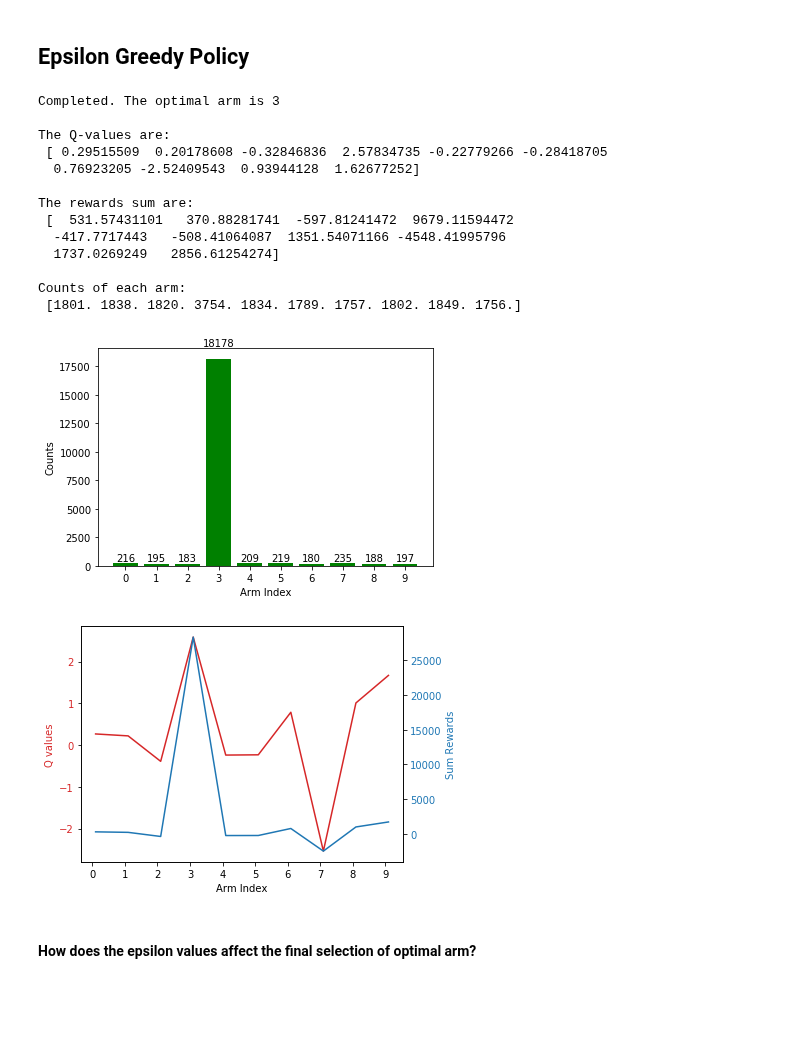
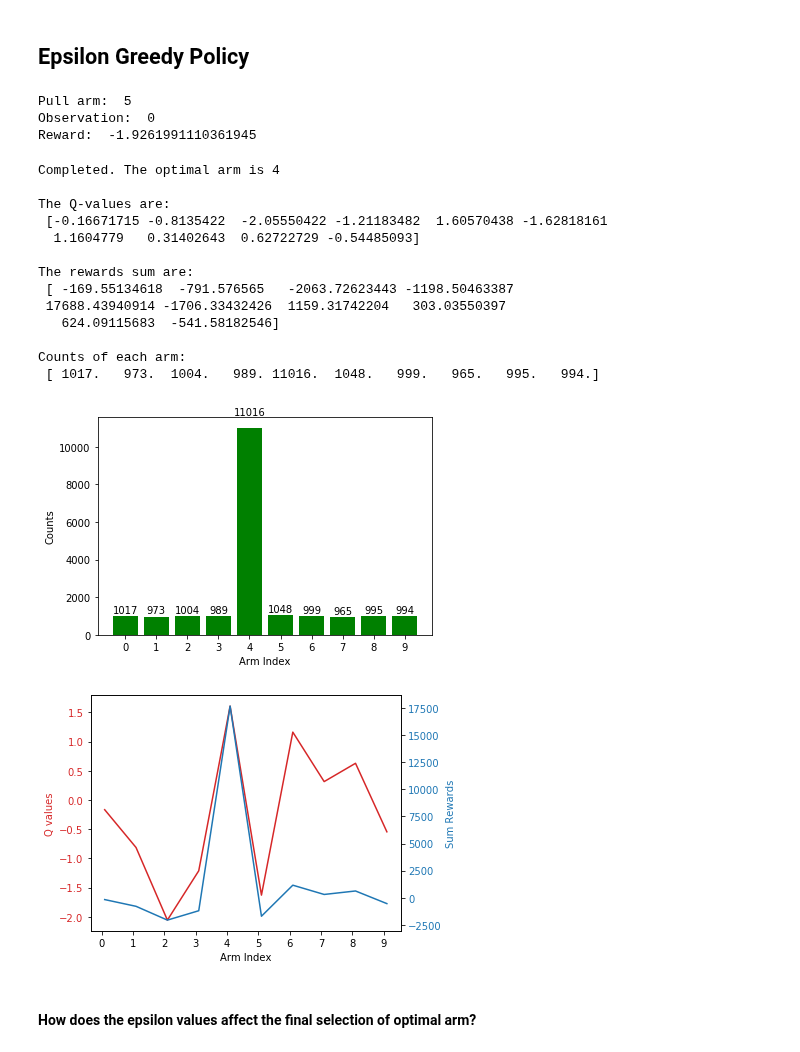
Before and after one commit to EeYeoKeat/Reinforcement-Learning, a Jupyter notebook: Multi-Armed_Bandit/Multi-Armed_Bandit_algorithms.ipynb, the cells around one changed output. Cells and saved outputs as stored; diff of their text form; code cells hidden in the pictures; blank space fills up the shorter version.

```diff
--- a/Multi-Armed_Bandit/Multi-Armed_Bandit_algorithms.ipynb
+++ b/Multi-Armed_Bandit/Multi-Armed_Bandit_algorithms.ipynb
@@ -67,10 +67,16 @@ def random_play(arm):
     print('Pull arm: ', arm)
     print('Observation: ', observation)
     print('Reward: ', reward)
+# %%
+random_play(5)
+# %% [output]
+Pull arm:  5
+Observation:  0
+Reward:  -1.9261991110361945
 # %%
 num_epochs = 20000
 epsilon_greedy_policy = EpsilonGreedyPolicy()
-epsilon_greedy_policy.pull_arm(num_epochs, 0.9)
+epsilon_greedy_policy.pull_arm(num_epochs, 0.5)
 print()
 Q_values = epsilon_greedy_policy.check_Q()
 print("The Q-values are:\n",Q_values)
@@ -82,19 +88,19 @@ arm_count = epsilon_greedy_policy.check_arm_count()
 print("Counts of each arm:\n", arm_count)
 print()
 # %% [output]
-Completed. The optimal arm is 3
+Completed. The optimal arm is 4
 
 The Q-values are:
- [ 0.29515509  0.20178608 -0.32846836  2.57834735 -0.22779266 -0.28418705
-  0.76923205 -2.52409543  0.93944128  1.62677252]
+ [-0.16671715 -0.8135422  -2.05550422 -1.21183482  1.60570438 -1.62818161
+  1.1604779   0.31402643  0.62722729 -0.54485093]
 
 The rewards sum are:
- [  531.57431101   370.88281741  -597.81241472  9679.11594472
-  -417.7717443   -508.41064087  1351.54071166 -4548.41995796
-  1737.0269249   2856.61254274]
+ [ -169.55134618  -791.576565   -2063.72623443 -1198.50463387
+ 17688.43940914 -1706.33432426  1159.31742204   303.03550397
+   624.09115683  -541.58182546]
 
 Counts of each arm:
- [1801. 1838. 1820. 3754. 1834. 1789. 1757. 1802. 1849. 1756.]
+ [ 1017.   973.  1004.   989. 11016.  1048.   999.   965.   995.   994.]
 # %%
 def plot_arm_count(arm_count):
     x = np.arange(10)
@@ -119,32 +125,32 @@ def plot_arm_count(arm_count):
 
     plt.show()
 # %%
-epsilon_greedy_policy.plot_arm_count(epsilon_greedy_policy.count)
+plot_arm_count(epsilon_greedy_policy.count)
 # %% [output]
-[figure, old version]
+[figure, new version]
 # %%
 arm = np.arange(0.1, 10, 1)
 
 fig, ax1 = plt.subplots()
 
-color = 'tab:red'
+color1 = 'tab:red'
 ax1.set_xlabel('Arm Index')
-ax1.set_ylabel('Q values', color=color)
-ax1.plot(arm, Q_values, color=color)
-ax1.tick_params(axis='y', labelcolor=color)
+ax1.set_ylabel('Q values', color=color1)
+ax1.plot(arm, Q_values, color=color1, label='Q values')
+ax1.tick_params(axis='y', labelcolor=color1)
 
 ax2 = ax1.twinx()  # instantiate a second axes that shares the same x-axis
 
-color = 'tab:blue'
-ax2.set_ylabel('Sum Rewards', color=color)
-ax2.plot(arm, rewards, color=color)
-ax2.tick_params(axis='y', labelcolor=color)
+color2 = 'tab:blue'
+ax2.set_ylabel('Sum Rewards', color=color2)
+ax2.plot(arm, rewards, color=color2, label='Sum Rewards')
+ax2.tick_params(axis='y', labelcolor=color2)
 
 fig.tight_layout()
 plt.xticks(np.arange(0, 10, 1.0))
 plt.show()
 # %% [output]
-[figure, old version]
+[figure, new version]
 # %% [markdown]
 #### How does the epsilon values affect the final selection of optimal arm?
 # %%
```
Also changed, not shown: parts of 26 cells of this notebook.
